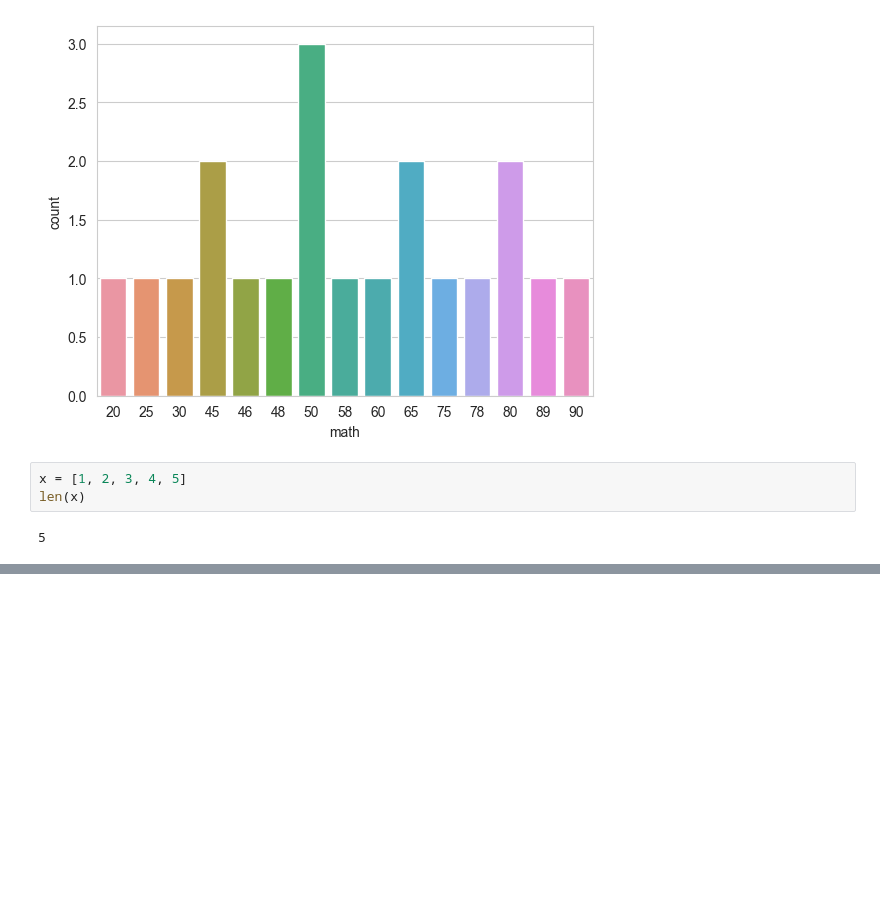
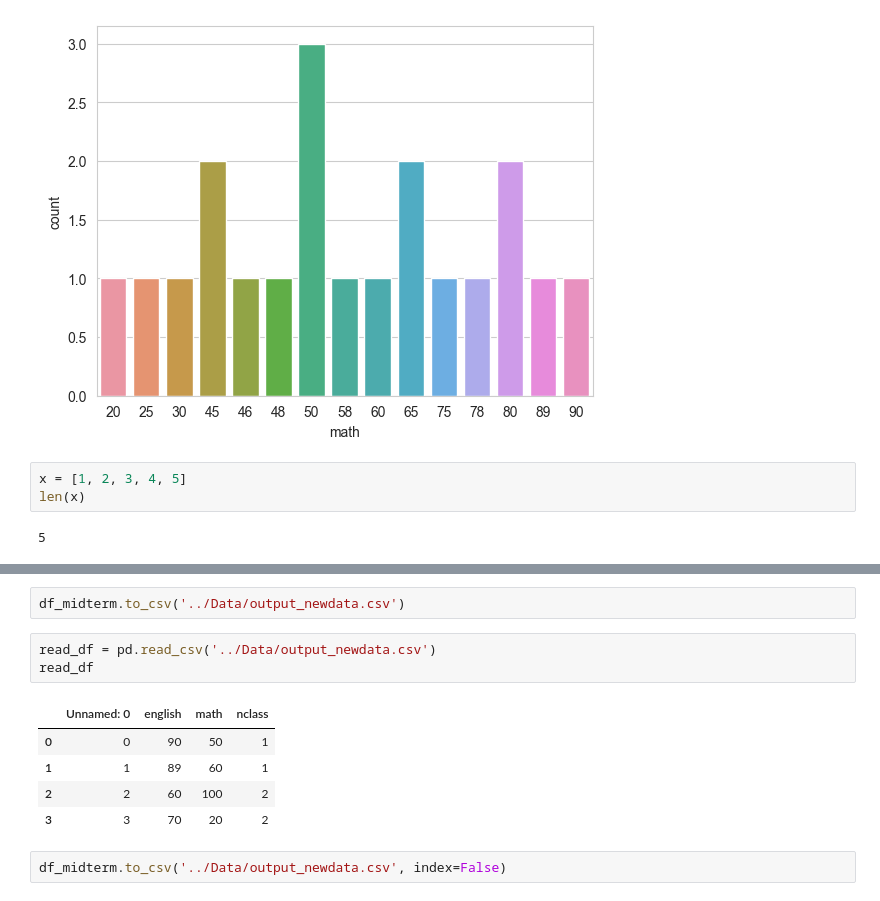
Before and after one commit to PSLeon24/Data_Analysis, a Jupyter notebook: Learn_DataScience/chap4/week3.ipynb, the cells around one changed output, grey strips where cells are left out. Saved outputs shown, nothing was run; the diff lists cells and outputs as text; blank space fills up the shorter version.

```diff
--- a/Learn_DataScience/chap4/week3.ipynb
+++ b/Learn_DataScience/chap4/week3.ipynb
@@ -91,0 +113,13 @@ df.head()
+# %%
+df_midterm.to_csv('../Data/output_newdata.csv')
+# %%
+read_df = pd.read_csv('../Data/output_newdata.csv')
+read_df
+# %% [output]
+|  | Unnamed: 0 | english | math | nclass |
+| 0 | 0 | 90 | 50 | 1 |
+| 1 | 1 | 89 | 60 | 1 |
+| 2 | 2 | 60 | 100 | 2 |
+| 3 | 3 | 70 | 20 | 2 |
+# %%
+df_midterm.to_csv('../Data/output_newdata.csv', index=False)
```
Also changed, not shown: parts of 15 cells of this notebook, 1 other file.
